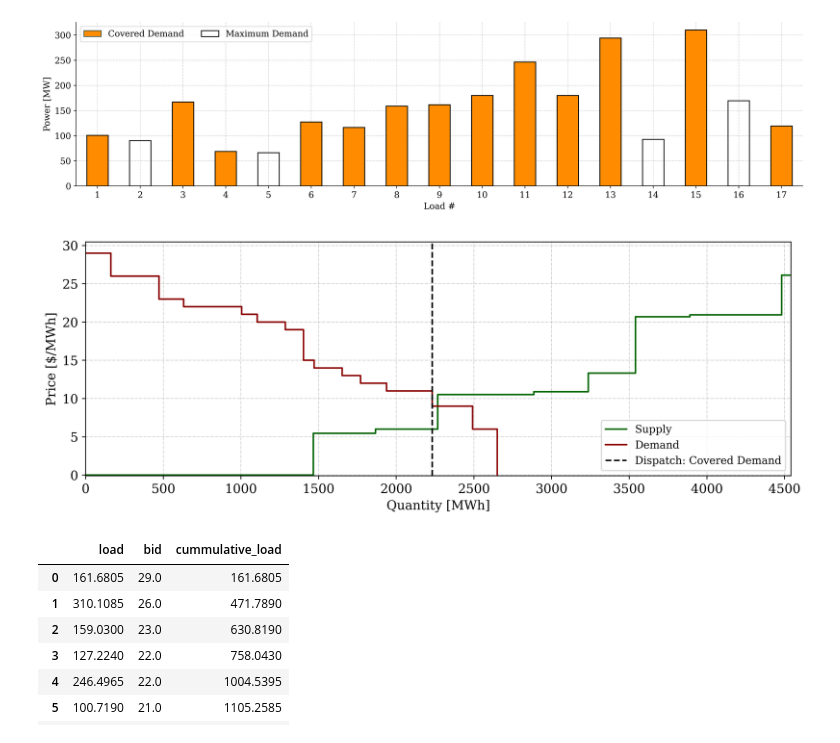
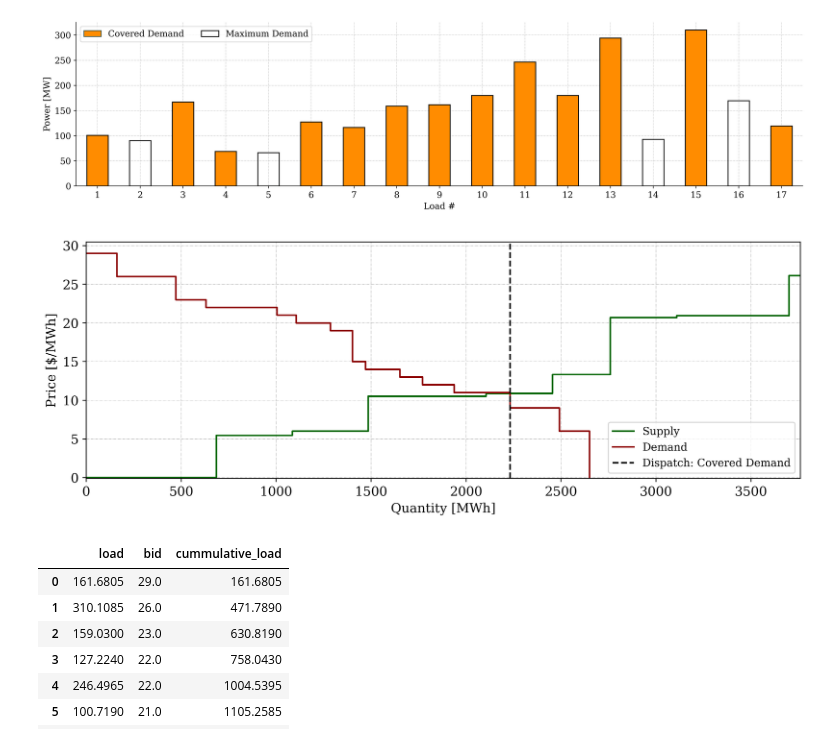
Before and after one commit to Hvid1999/46755, a Jupyter notebook: Assignment 1/task_1.ipynb, the cells around one changed output. Cells and saved outputs as stored; diff of their text form; code cells hidden in the pictures.

Commit message:
Fixed supply-demand curve and started KKT checks

```diff
--- a/Assignment 1/task_1.ipynb
+++ b/Assignment 1/task_1.ipynb
@@ -89,8 +89,8 @@ direction = gb.GRB.MAXIMIZE #Min / Max
 m = gb.Model() # Create a Gurobi model
 
 #============= Variables =============
-p_G = m.addVars(G, lb=0, ub=gb.GRB.INFINITY, name="P_G") #Note: wind farms can be curtailed AND P_min from the system should be disregarded to avoid having a mixed integer program
-p_D = m.addVars(D, lb=0, ub=gb.GRB.INFINITY, name="P_D") #Note: demands are elastic
+p_G = m.addVars(G, ub=gb.GRB.INFINITY, name="P_G") #Note: wind farms can be curtailed AND P_min from the system should be disregarded to avoid having a mixed integer program
+p_D = m.addVars(D, ub=gb.GRB.INFINITY, name="P_D") #Note: demands are elastic
 
 #============= Objective function =============
 # Set objective function (social welfare) - note that production cost of wind farms is assumed to be zero
@@ -101,13 +101,19 @@ m.setObjective(obj, direction)
 m.addConstr(gb.quicksum(p_D[d] for d in range(D)) - gb.quicksum(p_G[g] for g in range(G)) == 0)
 
 #============= Generator limits ============
+
+#Upper limits
 m.addConstrs(p_G[g] <= (gen_data['P max MW'].iloc[g]) for g in range(GC)) #conventinal generator upper limits
 
 #Maximum wind power is the per-unitized output of the non-curtailed wind farm in the hour t
 m.addConstrs(p_G[GC + g] <= wind_data.iloc[t, g] for g in range(GW)) #wind farm generator upper limits
 
+#Lower limits (coded as constraints to be able to extract dual values for KKTs)
+m.addConstrs(p_G[g] >= 0 for g in range(G))
+
 #============= Demand limits ===============
-m.addConstrs(p_D[d] <= load[load != 0][d] for d in range(D)) #demand limits
+m.addConstrs(p_D[d] <= load[load != 0][d] for d in range(D)) #demand upper limits
+m.addConstrs(p_D[d] >= 0 for d in range(D))
 
 #============= Display and run model =============
 #m.update()
@@ -177,6 +183,7 @@ if m.status == gb.GRB.OPTIMAL:
 
     sum_gen = sum(p_G[n].x for n in range(G))
     sum_load = sum(p_D[n].x for n in range(D))
+    lambda_sol = m.Pi[0]
     print("Total load: %.1f MWh" % sum_load)
     print("Total generation: %.1f MWh" % sum_gen)
 
@@ -371,7 +442,7 @@ sorted_bids['cummulative_load'] = sorted_bids['load'].cumsum() # plotting SD-cur
 offer_pairs = pd.DataFrame() # pairing gen. max capacity and offer price
 offer_pairs["capacity"] = gen_data['P max MW']
 offer_pairs["offer"] = gen_costs['C ($/MWh)']
-wind = wind_data.iloc[0,:].values
+wind = wind_data.iloc[t,:].values
 wind_final = pd.DataFrame(wind, columns=['capacity'])
 wind_final["offer"] = 0
 offer_pairs = pd.concat([offer_pairs, wind_final], axis = 0, ignore_index=False).reset_index(drop=True)
@@ -384,35 +455,35 @@ fig, ax = plt.subplots(figsize=( 12 , 4 ), dpi=400) # Create the figure
 #Supply
 first_val = np.array([sorted_offers.iloc[0]['offer']]) #to make the first part visible
 plt.step(np.concatenate([np.array([0]), sorted_offers['cummulative_capacity'].values]),
          np.concatenate([first_val, sorted_offers['offer'].values]),
          color='darkgreen', label='Supply', where='pre', linewidth=1.5)
 
 #Demand
 first_val = np.array([sorted_bids.iloc[0]['cummulative_load']]) #to make the first step visible
 first_bid = np.array([sorted_bids.iloc[0]['bid']]) #to make the first step visible
 last_val = np.array([sorted_bids.iloc[-1]['cummulative_load'] + 1e-9]) #to make the final step visible
 
 plt.step(np.concatenate([np.array([0]), sorted_bids['cummulative_load'], last_val]),
          np.concatenate([first_bid, sorted_bids['bid'], np.array([0])]),
          color='darkred', label='Demand', where='pre', linewidth=1.5)
 
 #Total covered demand as vertical line
 plt.axvline(x=sum_load, color='black', linestyle='--', linewidth=1.5, label='Dispatch: Covered Demand')
 
 ax.spines[['right', 'top']].set_visible(True)
 
 #Formatting
 plt.xlabel('Quantity [MWh]')
 plt.ylabel('Price [$/MWh]')
 #plt.title(f'Supply-Demand Curve for $t = {t+1}$')
 plt.legend(loc='lower right', fontsize=10)
-plt.margins(x=0)
 plt.ylim(ymin = -0.1)
 plt.xticks(np.arange(0,4500 + 500, 500))
+plt.margins(x=0)
 plt.savefig('Figures/task_1_supply_demand_curve_hour_%d.png' % t, bbox_inches='tight')
 plt.show()
 # %% [output]
-[figure, old version]
+[figure, new version]
 # %%
 sorted_bids
 # %% [output]
```
Also changed, not shown: parts of 6 cells of this notebook, 1 other file.
